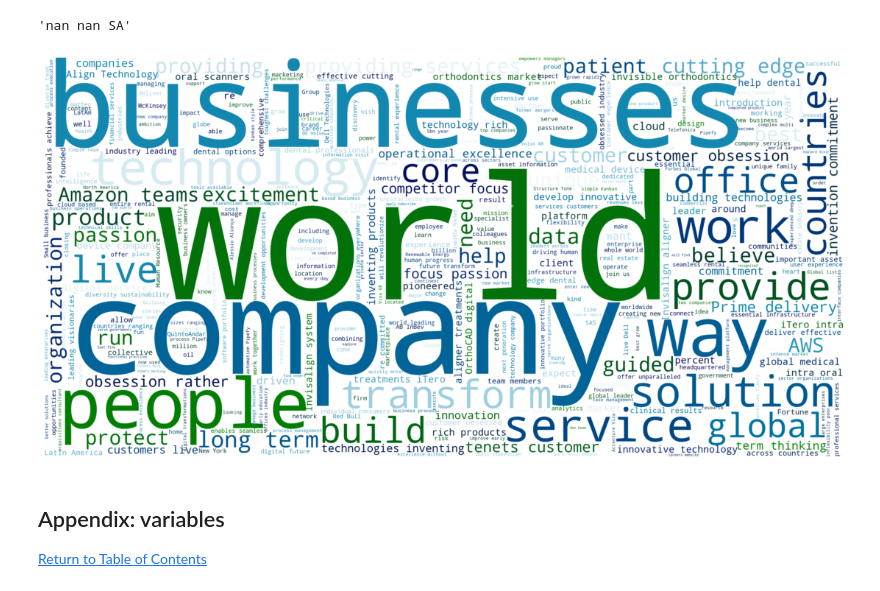
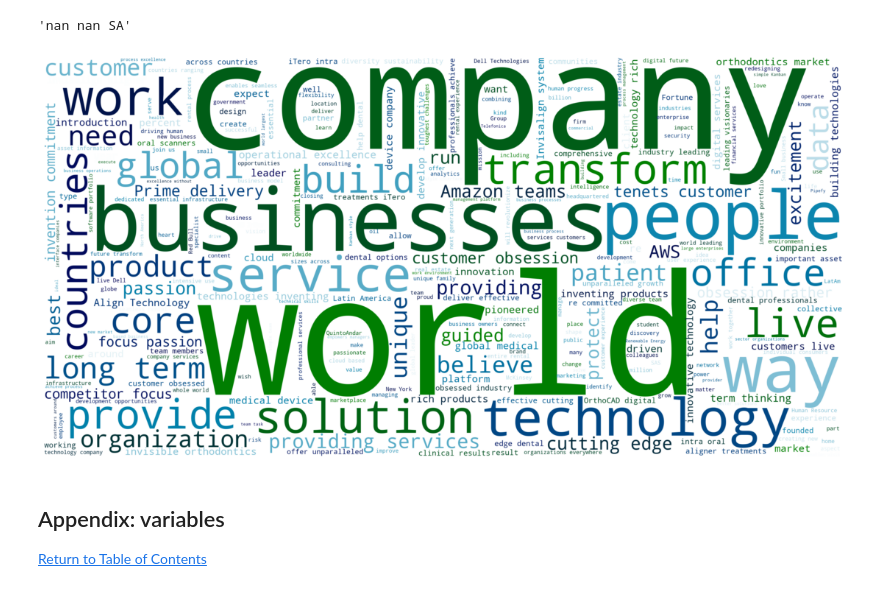
Before and after one commit to pathilink/Kaggle, a Jupyter notebook: glassdoor_br.ipynb, the cells around one changed output. Cells and saved outputs as stored; diff of their text form; code cells hidden in the pictures.

```diff
--- a/glassdoor_br.ipynb
+++ b/glassdoor_br.ipynb
@@ -96,7 +79,7 @@ import matplotlib.pyplot as plt # visualization
 [Return to Table of Contents](#Table-of-Contents)
 # %%
 # Upload
-data = pd.read_csv("glassdoor_br.csv", index_col=0)
+data = pd.read_csv("data/glassdoor_br.csv", index_col=0)
 # %%
 # Display all columns
 pd.set_option('max_columns', None)
@@ -486,23 +469,23 @@ text_overview[:10]
 # %%
 # Create stopword list:
 stopwords_overview = set(STOPWORDS)
 stopwords_overview.update(['nan','Today', 'four', 'key', 'one', 'end', 'São', 'Paulo'])
 
 # Generate a word cloud image
-wordcloud_overview = WordCloud(stopwords=stopwords_overview, max_words=400, background_color="white",
+wordcloud_overview = WordCloud(stopwords=stopwords_overview, max_words=300, background_color="white",
                       scale=2, width=1600, height=800, colormap="ocean").generate(text_overview)
 
 # Display the generated image:
 plt.figure(figsize=(20,10))#, facecolor='lightblue')
 plt.imshow(wordcloud_overview, interpolation='bilinear')
 plt.axis("off")
 
 # Store to file
 #plt.savefig("company_overview.png", format="png")
 
 plt.show()
 # %% [output]
-[figure, old version]
+[figure, new version]
 # %% [markdown]
 ## Appendix: variables
 [Return to Table of Contents](#Table-of-Contents)
```
Also changed, not shown: parts of 8 cells of this notebook.
